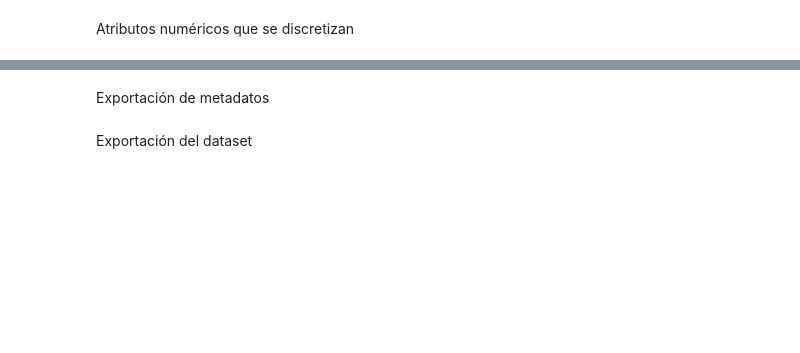
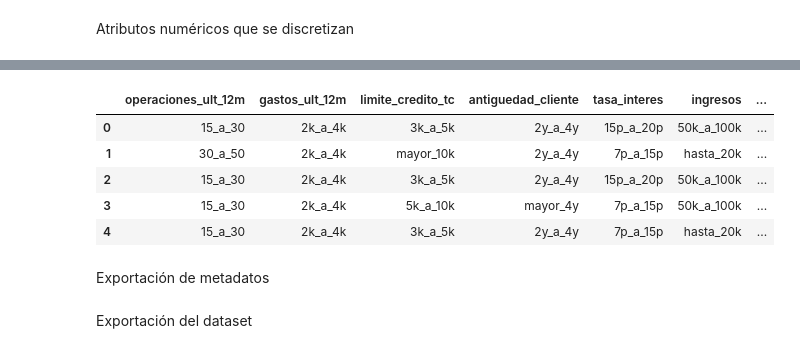
Before and after one commit to alebega/13MBID-OCT2324, a Jupyter notebook: notebooks/preparacion_datos/PD01-Transformaciones.ipynb, the cells around one changed output, grey strips where cells are left out. Cells and saved outputs as stored; diff of their text form; code cells hidden in the pictures; blank space fills up the shorter version.

```diff
--- a/notebooks/preparacion_datos/PD01-Transformaciones.ipynb
+++ b/notebooks/preparacion_datos/PD01-Transformaciones.ipynb
@@ -256,3 +313,21 @@ df_final.head(5)
+# %%
+# Ajustar y limpiar el código
+col_eliminar_final_2 = [
+              'estado_civil',
+              'estado_credito']
+
+df_integrado.drop(col_eliminar_final_2, inplace=True, axis=1)
+
+
+df_final = pd.concat([operaciones_ult_12m_N, gastos_ult_12m_N, limite_credito_tc_N, antiguedad_cliente_N, tasa_interes_N, ingresos_N, pct_ingreso_N, antiguedad_empleados_N, edad_N, df_integrado], axis=1)
+df_final.head(5)
+# %% [output]
+|  | operaciones_ult_12m | gastos_ult_12m | limite_credito_tc | antiguedad_cliente | tasa_interes | ingresos | ... |
+| 0 | 15_a_30 | 2k_a_4k | 3k_a_5k | 2y_a_4y | 15p_a_20p | 50k_a_100k | ... |
+| 1 | 30_a_50 | 2k_a_4k | mayor_10k | 2y_a_4y | 7p_a_15p | hasta_20k | ... |
+| 2 | 15_a_30 | 2k_a_4k | 3k_a_5k | 2y_a_4y | 15p_a_20p | 50k_a_100k | ... |
+| 3 | 15_a_30 | 2k_a_4k | 5k_a_10k | mayor_4y | 7p_a_15p | 50k_a_100k | ... |
+| 4 | 15_a_30 | 2k_a_4k | 3k_a_5k | 2y_a_4y | 7p_a_15p | hasta_20k | ... |
 # %% [markdown]
 Exportación de metadatos
 # %%
```
Also changed, not shown: parts of 9 cells of this notebook, 2 other files.
